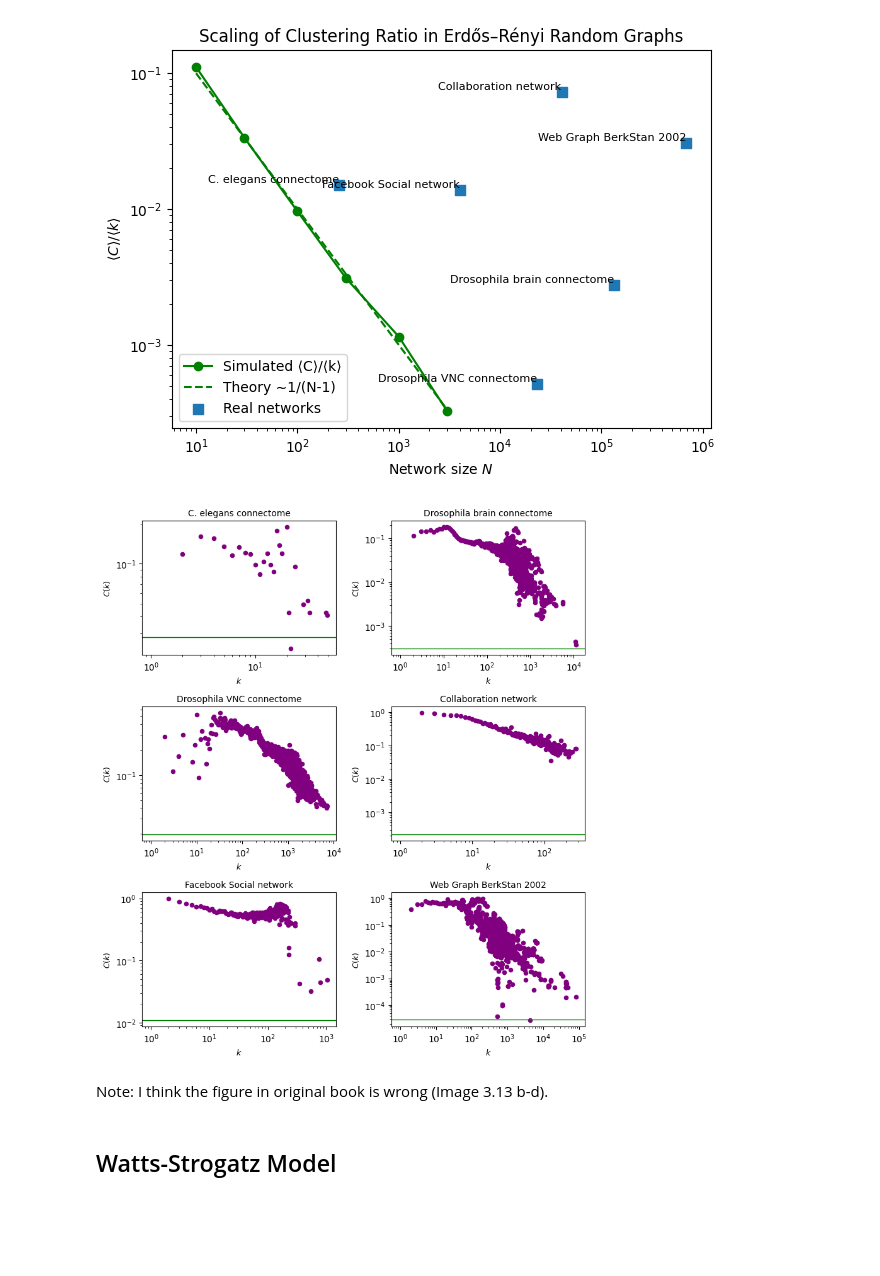
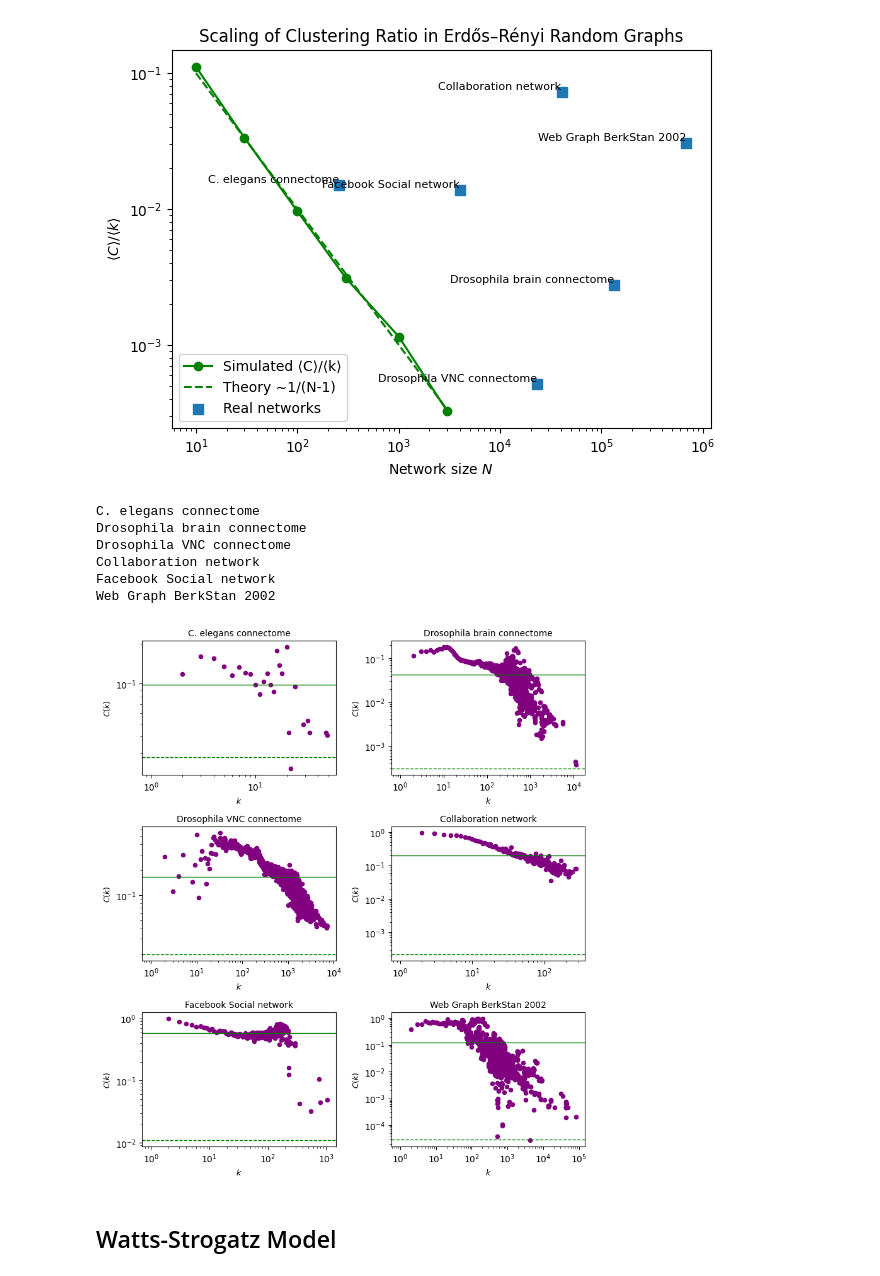
Before and after one commit to haotianh9/graph_teaching, a Jupyter notebook: NetworkScience/3_Small_word_property.ipynb, the cells around one changed output. Saved outputs shown, nothing was run; the diff lists cells and outputs as text; code cells hidden in the pictures; blank space fills up the shorter version.

```diff
--- a/NetworkScience/3_Small_word_property.ipynb
+++ b/NetworkScience/3_Small_word_property.ipynb
@@ -293,39 +293,46 @@ fig, axes = plt.subplots(rows, cols, figsize=(cols*4, rows*3), sharex=False, sha
 axes = axes.flatten()
 
 for ax, G, label in zip(axes, graph_list, name_list):
+    print(label)
     # 1) bin nodes by degree and compute C(k)
     deg2clust = defaultdict(list)
     for node, ci in nx.clustering(G).items():
         deg2clust[G.degree(node)].append(ci)
     ks = np.array(sorted(deg2clust.keys()))
     Ck = np.array([np.mean(deg2clust[k]) for k in ks])
 
     # 2) plot real data as purple scatter
     ax.scatter(ks, Ck, color='purple', s=20)
 
     # 3) compute ER‐prediction p = <k>/(N−1) and plot as green line
     N = G.number_of_nodes()
     k_avg = np.mean([d for _, d in G.degree()])
     p_rand = k_avg/(N)
-    ax.axhline(p_rand, color='green', linewidth=1)
+    ax.axhline(p_rand,linestyle="--", color='green', linewidth=1,label="corresponding C(k) for random network of same <k>" )
+    ax.axhline(np.mean(Ck), color='green', linewidth=1,label="average C(k)" )
+    # ax.legend()
 
     # 4) styling
     ax.set_xscale('log')
     ax.set_yscale('log')
     ax.set_title(label, fontsize=10)
     ax.set_xlabel(r'$k$', fontsize=9)
     ax.set_ylabel(r'$C(k)$', fontsize=9)
 
 # remove empty subplots
 for ax in axes[n:]:
     fig.delaxes(ax)
 
 fig.tight_layout()
 plt.show()
 # %% [output]
+C. elegans connectome
+Drosophila brain connectome
+Drosophila VNC connectome
+Collaboration network
+Facebook Social network
+Web Graph BerkStan 2002
-[figure, old version]
+[figure, new version]
-# %% [markdown]
-Note: I think the figure in original book is wrong (Image 3.13 b-d).
 # %% [markdown]
 ## Watts-Strogatz Model
 # %%
```
Also changed, not shown: parts of 1 cell of this notebook, 1 other file.
